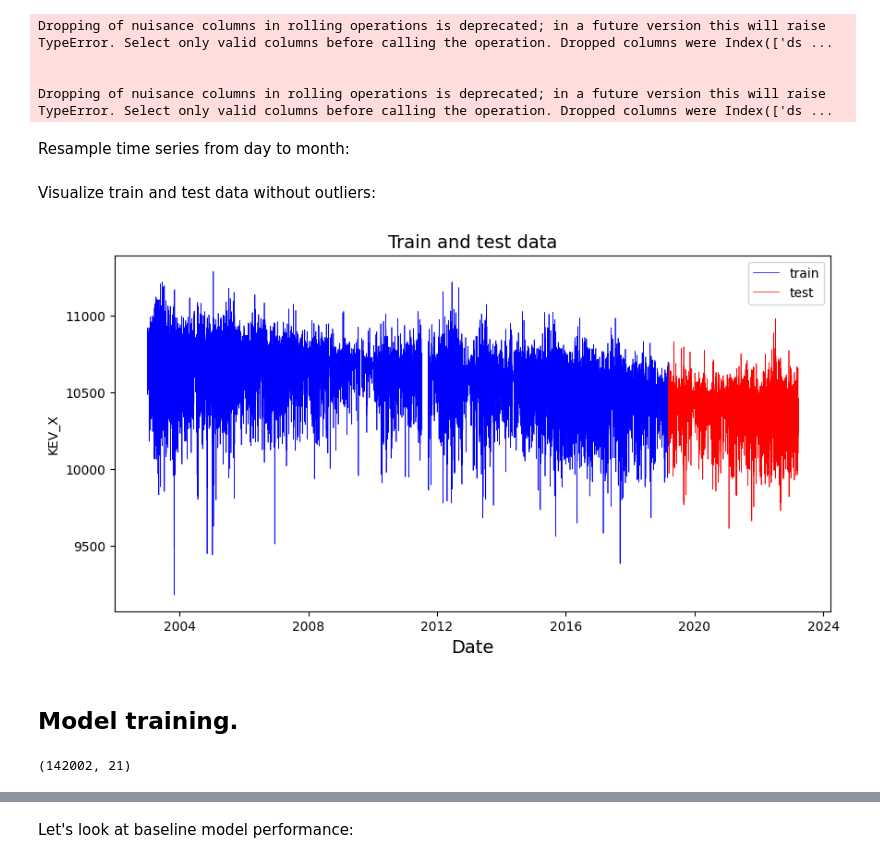
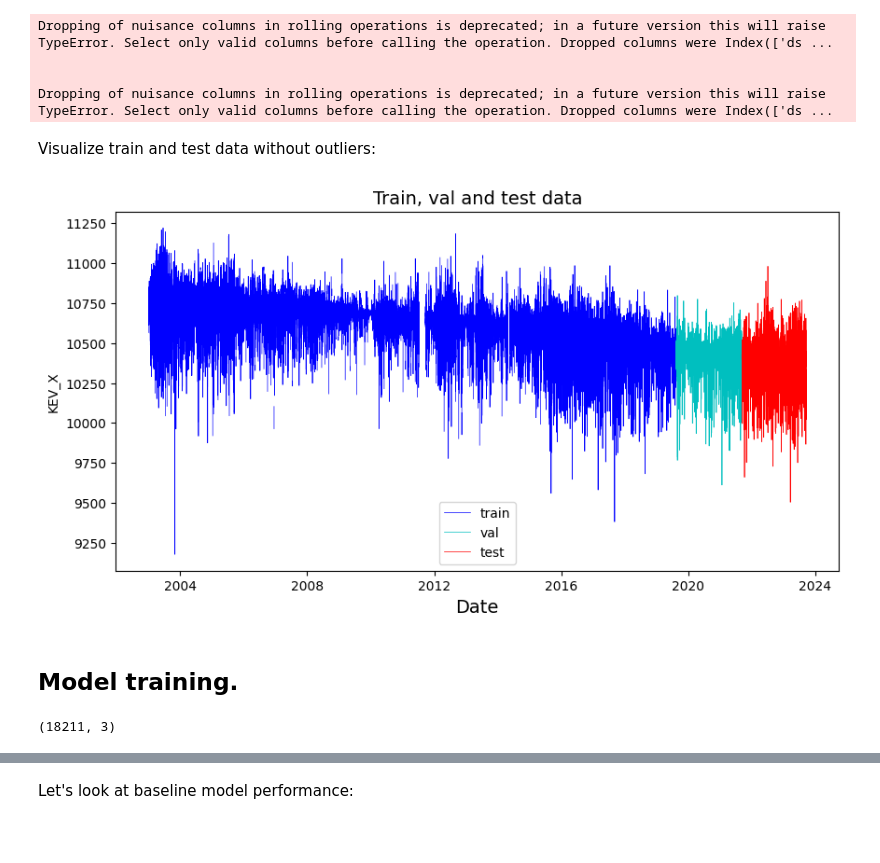
Before and after one commit to OkoksNeDam/geoinformation-data-forecasting, a Jupyter notebook: prophet.ipynb, the cells around one changed output, grey strips where cells are left out. Cells and saved outputs as stored; diff of their text form; code cells hidden in the pictures; blank space fills up the shorter version.

```diff
--- a/prophet.ipynb
+++ b/prophet.ipynb
@@ -151,7 +108,0 @@ Combining a Time Series with additional regressor data:
-# %%
-additional_df.drop(columns=['year', 'day', 'hr', 'min', 'sec'], inplace=True)
-additional_df.rename(columns={"date": "ds"}, inplace=True)
-additional_df = additional_df[additional_df.ds > datetime.datetime.strptime('2003-01-01 00:00:00', '%Y-%m-%d %H:%M:%S')].reset_index(drop=True)
-df = df[df.ds > datetime.datetime.strptime('2003-01-01 00:00:00', '%Y-%m-%d %H:%M:%S')].reset_index(drop=True)
-additional_df = additional_df[additional_df.ds <= datetime.datetime.strptime('2023-04-01 23:00:00', '%Y-%m-%d %H:%M:%S')].reset_index(drop=True)
-df = df.merge(additional_df, left_on=['ds'], right_on=['ds'], how='outer')
@@ -180,9 +120,11 @@ plt.show()
 Train and test split:
 # %%
 train_size = int(df.shape[0] * 0.8)
+test_size = df.shape[0] - train_size
 
 df_train = df[:train_size]
-df_test = df[train_size:]
+df_val = df[train_size:int(train_size + test_size / 2)]
+df_test = df[int(train_size + test_size / 2):]
 # %%
 def fill_missing_values(dataframe, method='mean'):
     dataframe = dataframe.copy(deep=True)
@@ -307,17 +226,24 @@ Dropping of nuisance columns in rolling operations is deprecated; in a future ve
 Dropping of nuisance columns in rolling operations is deprecated; in a future version this will raise TypeError. Select only valid columns before calling the operation. Dropped columns were Index(['ds ...
 # %%
 df_train.loc[abnormal_values_dates, 'y'] = np.nan
-# %% [markdown]
-Resample time series from day to month:
-# %%
-df_train = df_train.resample('1H', on='ds').mean()
-df_test = df_test.resample('1H', on='ds').mean()
 # %% [markdown]
 Visualize train and test data without outliers:
-# %%
-plot_train_and_test(df_train, df_test);
-# %% [output]
-[figure, removed]
+# %%
+plt.figure(figsize=(10,5))
+
+plt.plot(df_train.ds, df_train.y, color='b', label='train', linewidth=0.5)
+plt.plot(df_val.ds, df_val.y, color='c', label='val', linewidth=0.5)
+plt.plot(df_test.ds, df_test.y, color='r', label='test', linewidth=0.5)
+
+plt.xlabel("Date", fontsize=14)
+plt.ylabel("KEV_X")
+plt.title("Train, val and test data", fontsize=14)
+
+plt.legend()
+
+plt.show()
+# %% [output]
+[figure, added]
 # %% [markdown]
 ## Model training.
 # %%
@@ -325,8 +252,8 @@ df_train.reset_index(inplace=True)
 df_test.reset_index(inplace=True)
 # %%
-df_train.shape
+df_val.shape
 # %% [output]
-(142002, 21)
+(18211, 3)
 # %%
 mean_train = df_train.y.mean()
 std_train = df_train.y.std()
```
Also changed, not shown: parts of 26 cells of this notebook.
